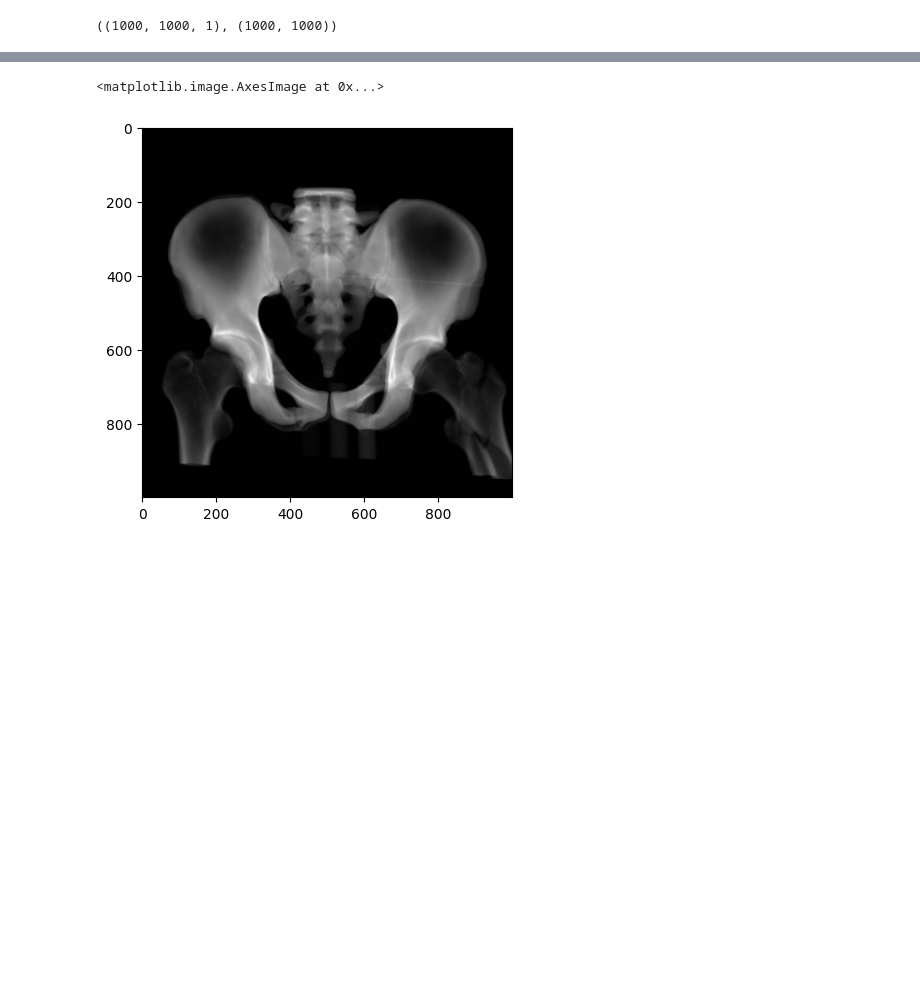
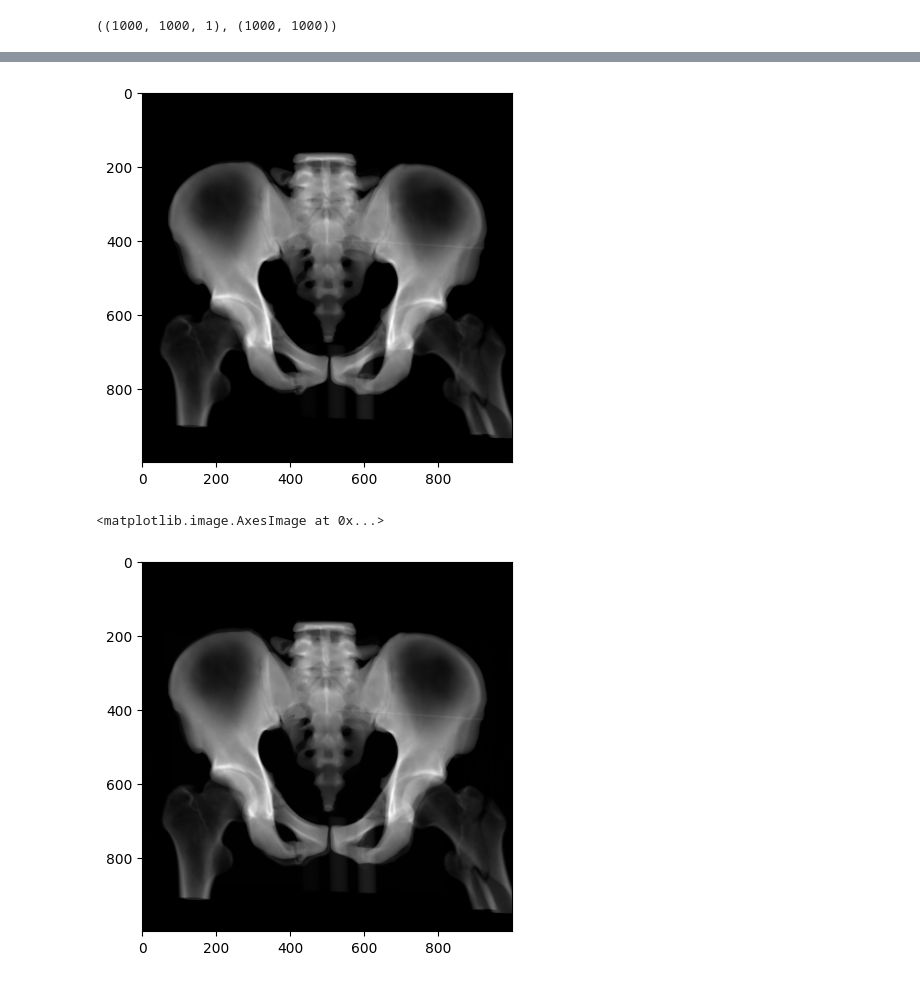
Before and after one commit to Vojtech-Benda/ca_isf, a Jupyter notebook: sitkRegistration.ipynb, the cells around one changed output, grey strips where cells are left out. Cells and saved outputs as stored; diff of their text form; code cells hidden in the pictures; blank space fills up the shorter version.

```diff
--- a/sitkRegistration.ipynb
+++ b/sitkRegistration.ipynb
@@ -84,3 +89,11 @@ plt.imshow(sitk.GetArrayViewFromImage(resampledImage), cmap="gray")
+# %%
+movingImageResampled = sitk.Resample(movingImage, fixedImage, outTransform, sitk.sitkLinear, 0.0, movingImage.GetPixelID())
+
+plt.imshow(sitk.GetArrayViewFromImage(fixedImage), cmap="gray")
+plt.imshow(sitk.GetArrayViewFromImage(movingImageResampled), cmap="gray", alpha=0.5)
+plt.show()
+# %% [output]
+[figure, added]
 # %%
 elastixImageFilter = sitk.ElastixImageFilter()
 elastixImageFilter.SetFixedImage(fixedImage)
```
Also changed, not shown: parts of 10 cells of this notebook, 2 other files.
